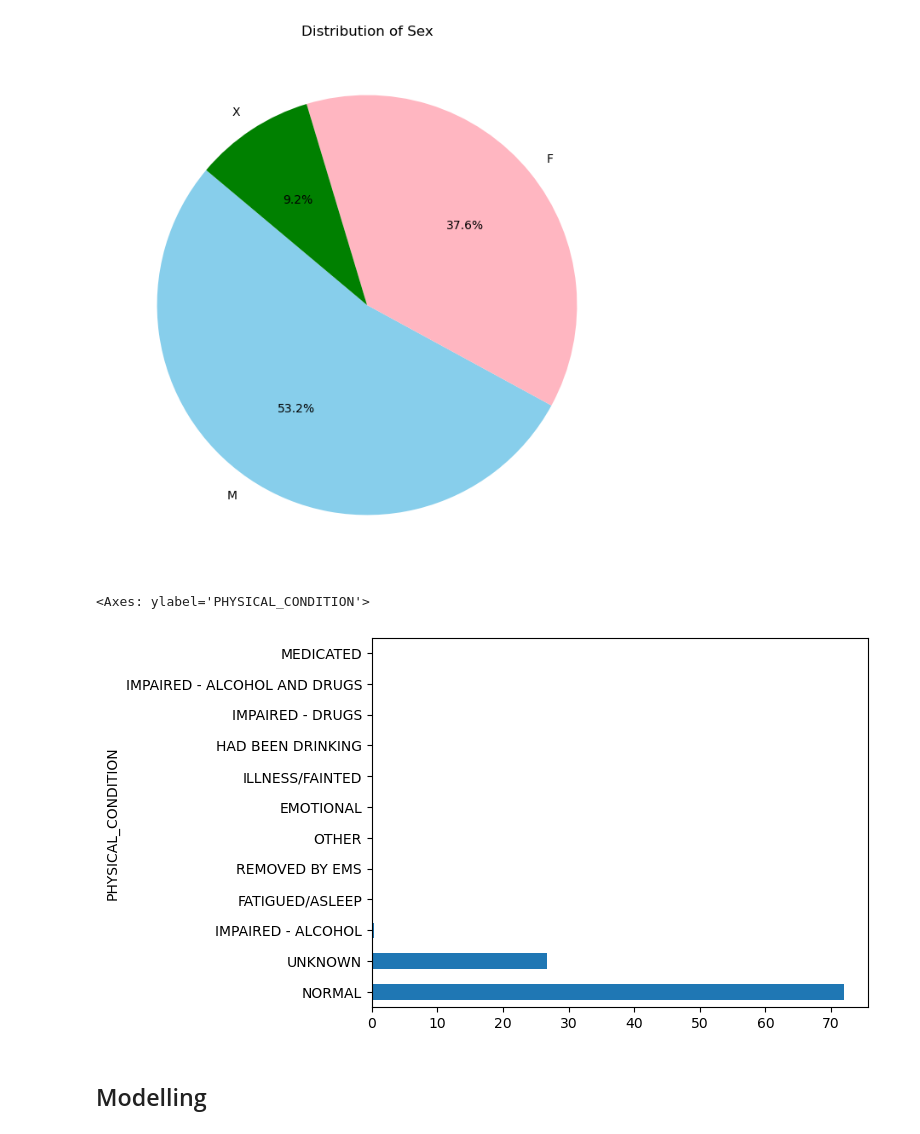
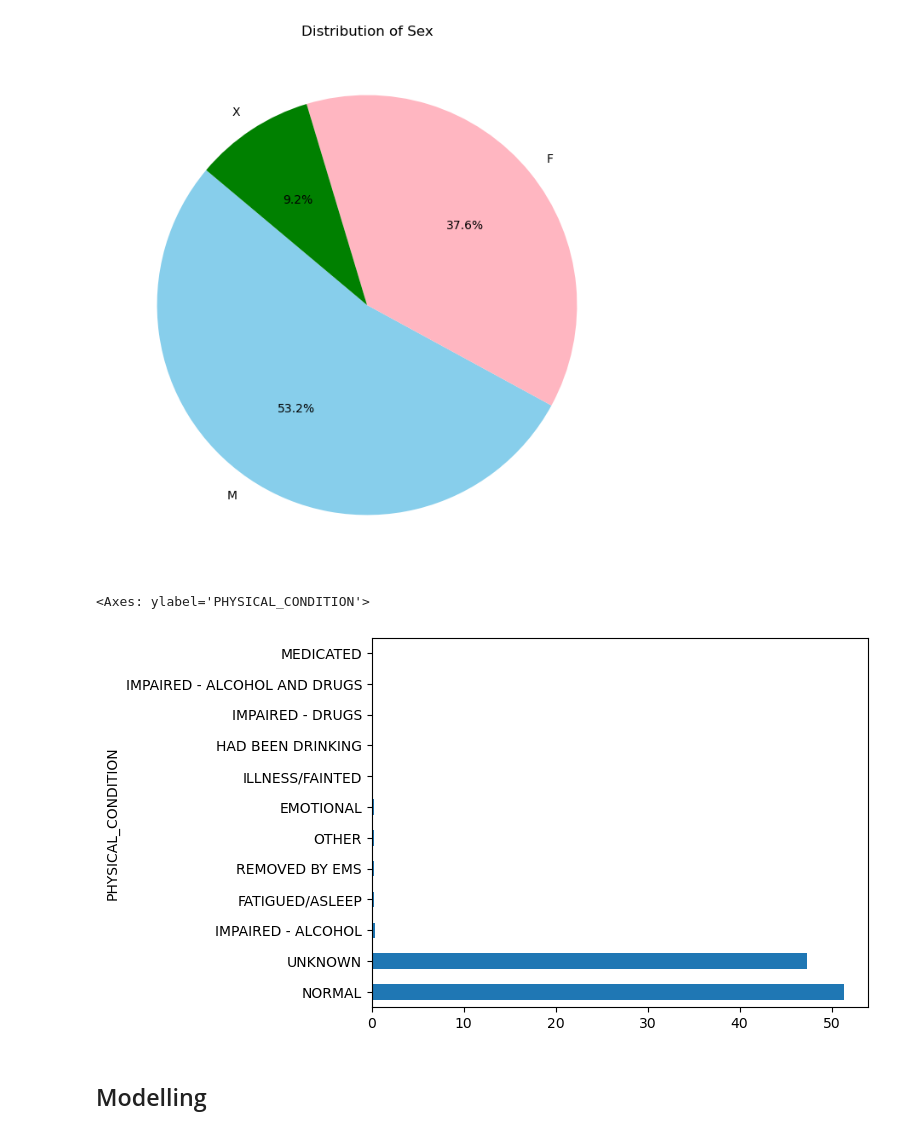
Before and after one commit to PatriciaNgari/Chicago-Crashes-Analysis, a Jupyter notebook: Untitled.ipynb, the cells around one changed output. Saved outputs shown, nothing was run; the diff lists cells and outputs as text; code cells hidden in the pictures.

Commit message:
Modelling

```diff
--- a/Untitled.ipynb
+++ b/Untitled.ipynb
@@ -346,7 +316,10 @@ columns_to_check = ['AGE', 'VEHICLE_YEAR']
 merged_df = treat_outliers_zscore(merged_df, columns_to_check)
 # %%
 # count = merged_df['INJURY_CLASSIFICATION'].value_counts(normalize=True)
-columns_to_drop = ['VEHICLE_ID_x', 'CRASH_UNIT_ID', 'VEHICLE_ID_y']
+columns_to_drop = ['VEHICLE_ID_x', 'CRASH_UNIT_ID', 'VEHICLE_ID_y', 'MODEL', 'LIC_PLATE_STATE', 'CITY', 'STATE']
+
 final_df = merged_df.drop(columns_to_drop, axis=1)
 final_df.shape
+# columns_list = final_df.columns.tolist()
+# print(columns_list)
 # %% [output]
@@ -353,0 +335,18 @@ final_df.shape
+# %%
+# final_df['CRASH_DATE']
+final_df['CRASH_DATE'] = pd.to_datetime(final_df['CRASH_DATE'])
+
+# Extract the month
+final_df['MONTH'] = final_df['CRASH_DATE'].dt.month
+
+#final_df['MONTH']
+# Plotting
+# Count the occurrences of each month
+month_counts = final_df['MONTH'].value_counts().sort_index()
+plt.figure(figsize=(10, 6))
+month_counts.plot(kind='bar')
+plt.xlabel('Month')
+plt.ylabel('Count')
+plt.title('Counts of Each Month')
+plt.xticks(ticks=range(12), labels=['Jan', 'Feb', 'Mar', 'Apr', 'May', 'Jun', 'Jul', 'Aug', 'Sep', 'Oct', 'Nov', 'Dec'])
+plt.show()
@@ -464,11 +465,11 @@ plt.title('Distribution of Sex')
 Text(0.5, 1.0, 'Distribution of Sex')
 [figure]
 # %%
-percentages = merged_df['PHYSICAL_CONDITION'].value_counts(normalize=True)*100
+percentages = final_df['PHYSICAL_CONDITION'].value_counts(normalize=True)*100
 percentages.plot.barh()
 # %% [output]
 <Axes: ylabel='PHYSICAL_CONDITION'>
-[figure, old version]
+[figure, new version]
 # %% [markdown]
 ## Modelling
 # %%
```
Also changed, not shown: parts of 6 cells of this notebook.
